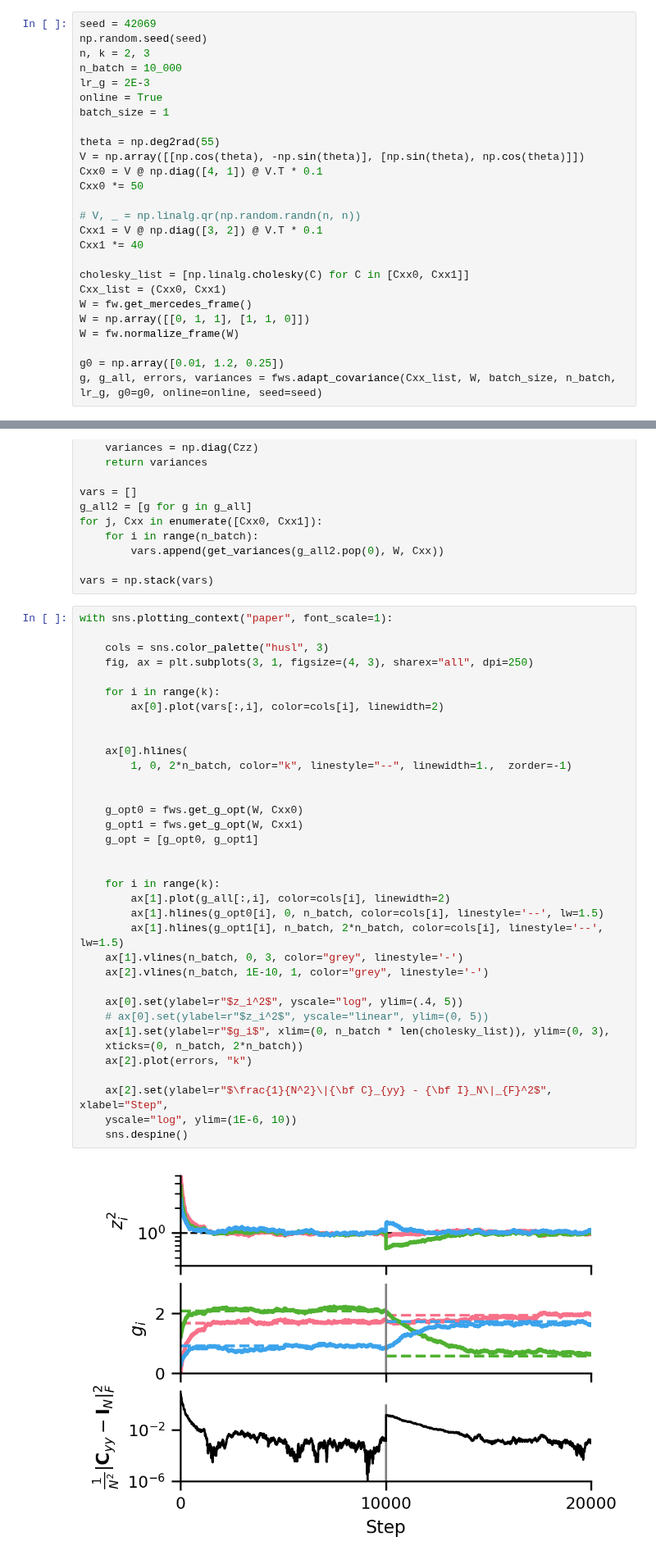
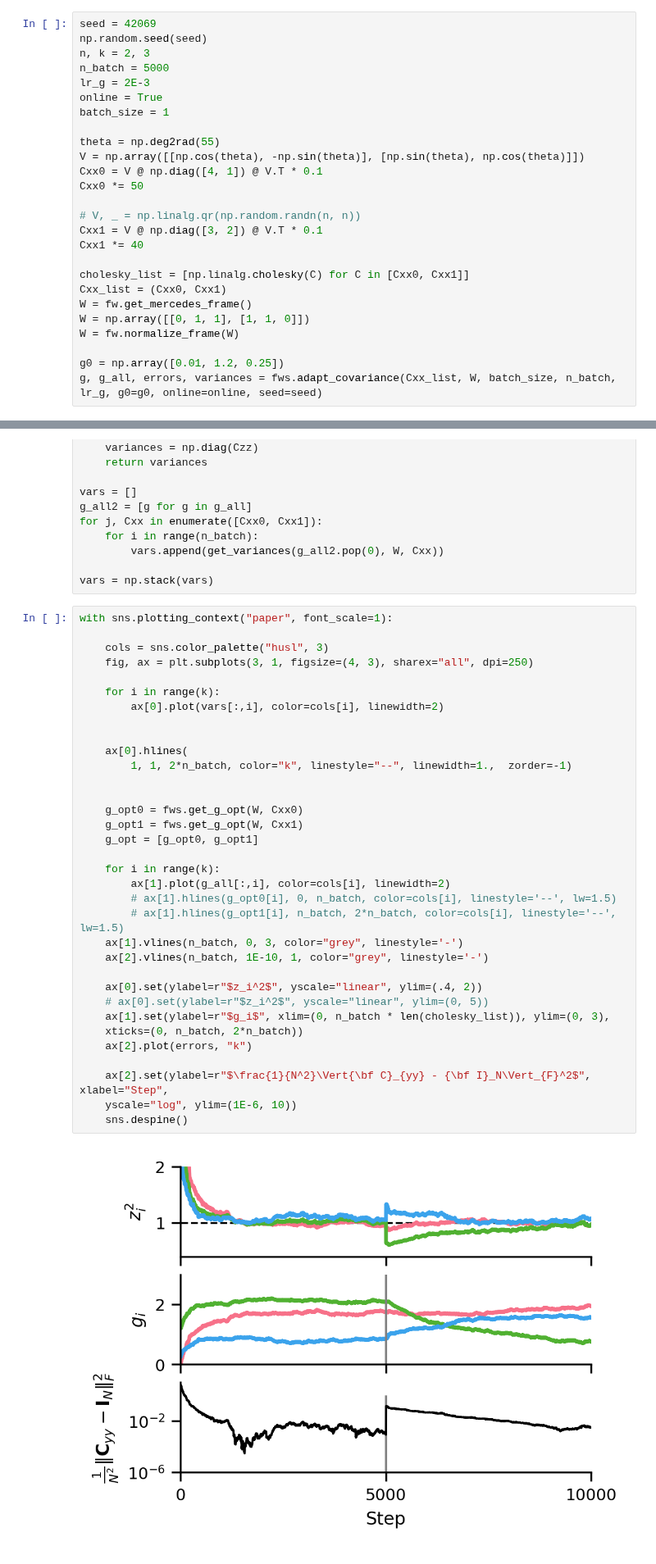
Before and after one commit to lyndond/frame_whitening, a Jupyter notebook: figures/loss_go_down.ipynb, the cells around one changed output, grey strips where cells are left out. Shown at 82% size. Saved outputs shown, nothing was run; the diff lists cells and outputs as text.

```diff
--- a/figures/loss_go_down.ipynb
+++ b/figures/loss_go_down.ipynb
@@ -58,7 +63,7 @@ with sns.plotting_context("paper", font_scale=1.5):
 seed = 42069
 np.random.seed(seed)
 n, k = 2, 3
-n_batch = 10_000
+n_batch = 5000
 lr_g = 2E-3
 online = True
 batch_size = 1
@@ -101,37 +106,36 @@ vars = np.stack(vars)
 # %%
 with sns.plotting_context("paper", font_scale=1):
 
     cols = sns.color_palette("husl", 3)
     fig, ax = plt.subplots(3, 1, figsize=(4, 3), sharex="all", dpi=250)
 
     for i in range(k):
         ax[0].plot(vars[:,i], color=cols[i], linewidth=2)
 
 
     ax[0].hlines(
-        1, 0, 2*n_batch, color="k", linestyle="--", linewidth=1.,  zorder=-1)
+        1, 1, 2*n_batch, color="k", linestyle="--", linewidth=1.,  zorder=-1)
 
 
     g_opt0 = fws.get_g_opt(W, Cxx0)
     g_opt1 = fws.get_g_opt(W, Cxx1)
     g_opt = [g_opt0, g_opt1]
 
-
     for i in range(k):
         ax[1].plot(g_all[:,i], color=cols[i], linewidth=2)
-        ax[1].hlines(g_opt0[i], 0, n_batch, color=cols[i], linestyle='--', lw=1.5)
-        ax[1].hlines(g_opt1[i], n_batch, 2*n_batch, color=cols[i], linestyle='--', lw=1.5)
+        # ax[1].hlines(g_opt0[i], 0, n_batch, color=cols[i], linestyle='--', lw=1.5)
+        # ax[1].hlines(g_opt1[i], n_batch, 2*n_batch, color=cols[i], linestyle='--', lw=1.5)
     ax[1].vlines(n_batch, 0, 3, color="grey", linestyle='-')
     ax[2].vlines(n_batch, 1E-10, 1, color="grey", linestyle='-')
 
-    ax[0].set(ylabel=r"$z_i^2$", yscale="log", ylim=(.4, 5))
+    ax[0].set(ylabel=r"$z_i^2$", yscale="linear", ylim=(.4, 2))
     # ax[0].set(ylabel=r"$z_i^2$", yscale="linear", ylim=(0, 5))
     ax[1].set(ylabel=r"$g_i$", xlim=(0, n_batch * len(cholesky_list)), ylim=(0, 3),
     xticks=(0, n_batch, 2*n_batch))
     ax[2].plot(errors, "k")
 
-    ax[2].set(ylabel=r"$\frac{1}{N^2}\|{\bf C}_{yy} - {\bf I}_N\|_{F}^2$", xlabel="Step",
+    ax[2].set(ylabel=r"$\frac{1}{N^2}\Vert{\bf C}_{yy} - {\bf I}_N\Vert_{F}^2$", xlabel="Step",
     yscale="log", ylim=(1E-6, 10))
     sns.despine()
 # %% [output]
-[figure, old version]
+[figure, new version]
```
Also changed, not shown: parts of 3 cells of this notebook, 1 other file.
